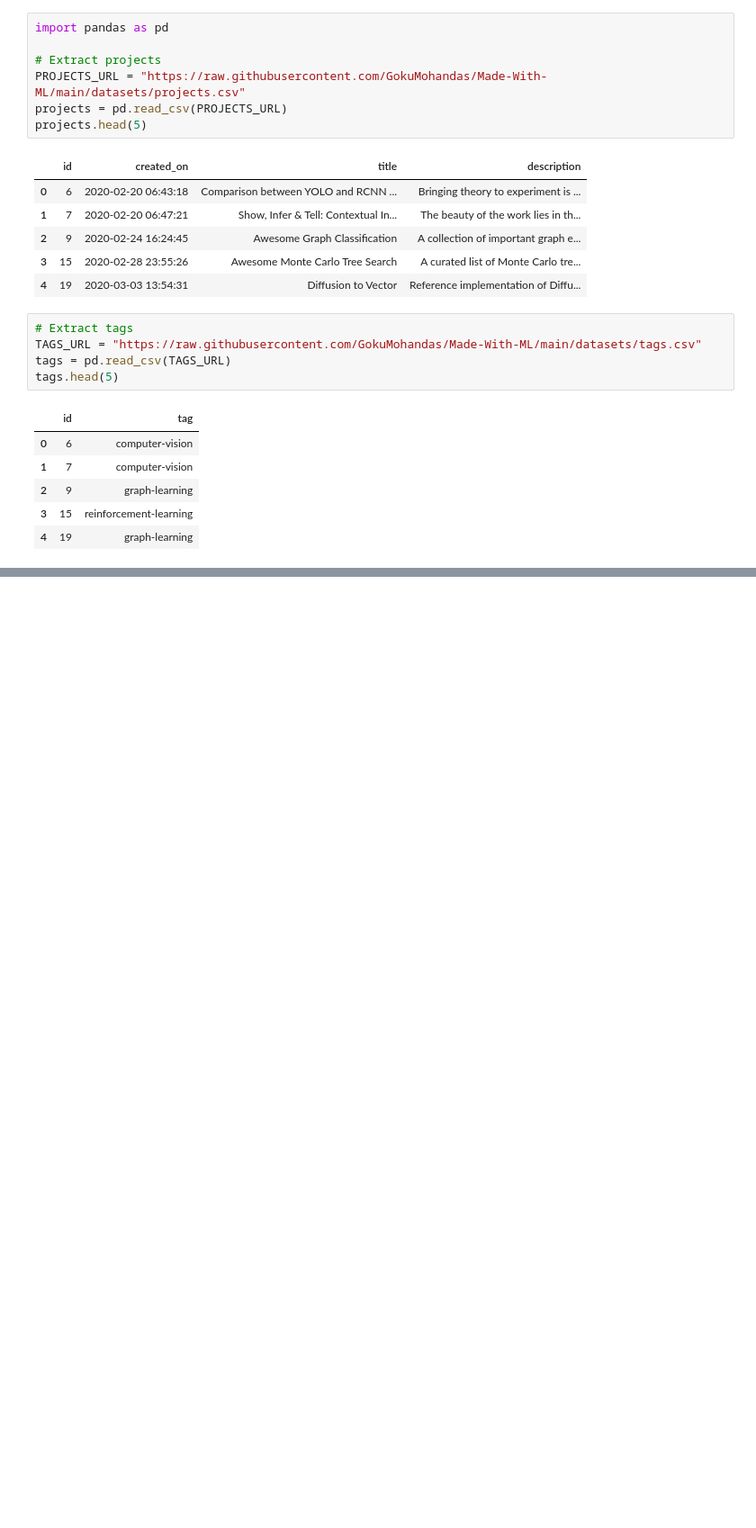
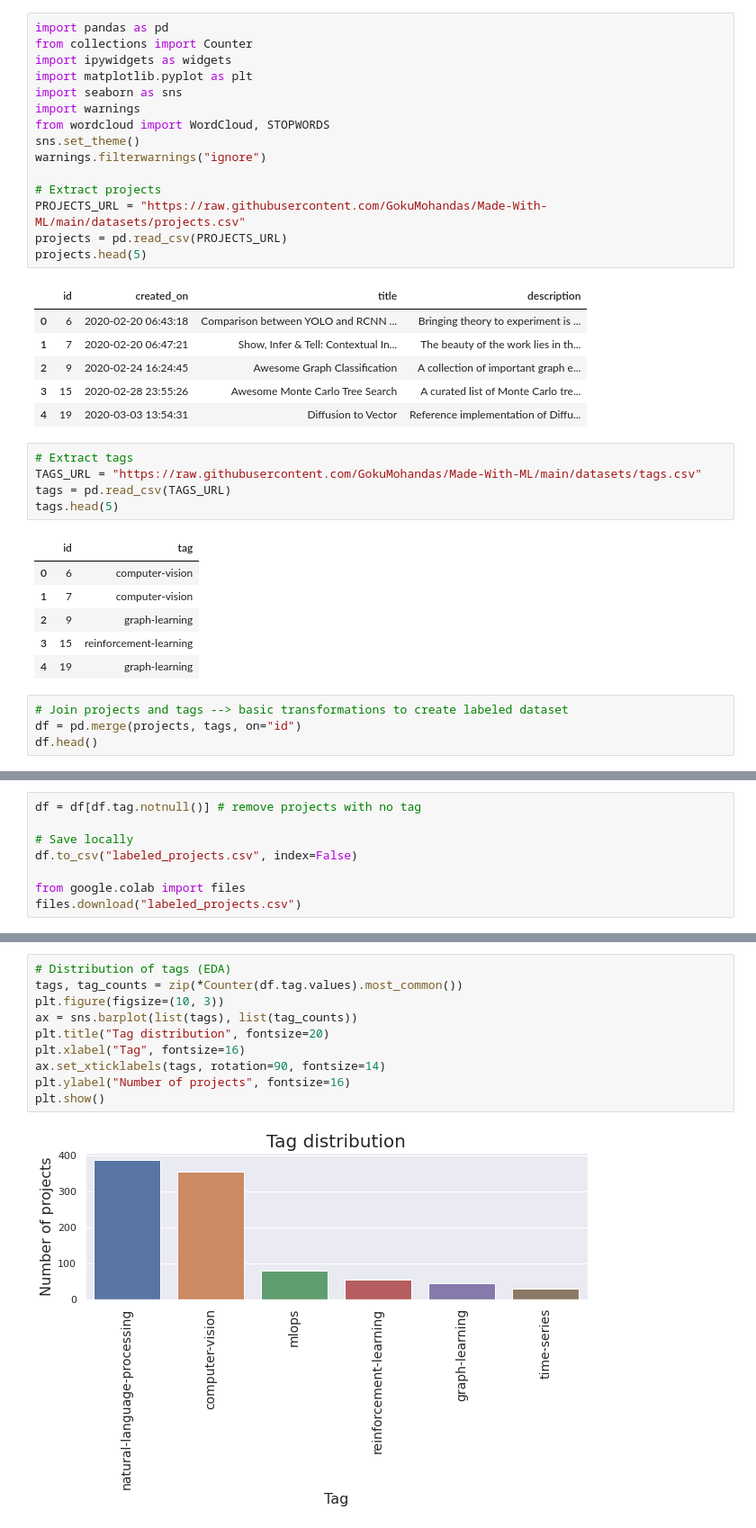
Before and after one commit to marp98/mlops-foundations, a Jupyter notebook: MLOps_Data.ipynb, the cells around one changed output, grey strips where cells are left out. Shown at 90% size. Saved outputs shown, nothing was run; the diff lists cells and outputs as text; blank space fills up the shorter version.

```diff
--- a/MLOps_Data.ipynb
+++ b/MLOps_Data.ipynb
@@ -2,6 +2,14 @@
 <a href="https://colab.research.google.com/github/marp98/mlops-foundations/blob/main/MLOps_Data.ipynb" target="_parent"><img src="https://colab.research.google.com/assets/colab-badge.svg" alt="Open In Colab"/></a>
 # %%
 import pandas as pd
+from collections import Counter
+import ipywidgets as widgets
+import matplotlib.pyplot as plt
+import seaborn as sns
+import warnings
+from wordcloud import WordCloud, STOPWORDS
+sns.set_theme()
+warnings.filterwarnings("ignore")
 
 # Extract projects
 PROJECTS_URL = "https://raw.githubusercontent.com/GokuMohandas/Made-With-ML/main/datasets/projects.csv"
@@ -26,3 +34,7 @@ tags.head(5)
 | 2 | 9 | graph-learning |
 | 3 | 15 | reinforcement-learning |
 | 4 | 19 | graph-learning |
+# %%
+# Join projects and tags --> basic transformations to create labeled dataset
+df = pd.merge(projects, tags, on="id")
+df.head()
@@ -28,0 +48,8 @@ tags.head(5)
+# %%
+df = df[df.tag.notnull()] # remove projects with no tag
+
+# Save locally
+df.to_csv("labeled_projects.csv", index=False)
+
+from google.colab import files
+files.download("labeled_projects.csv")
@@ -28,0 +59,12 @@ tags.head(5)
+# %%
+# Distribution of tags (EDA)
+tags, tag_counts = zip(*Counter(df.tag.values).most_common())
+plt.figure(figsize=(10, 3))
+ax = sns.barplot(list(tags), list(tag_counts))
+plt.title("Tag distribution", fontsize=20)
+plt.xlabel("Tag", fontsize=16)
+ax.set_xticklabels(tags, rotation=90, fontsize=14)
+plt.ylabel("Number of projects", fontsize=16)
+plt.show()
+# %% [output]
+[figure, added]
```
Also changed, not shown: parts of 64 cells of this notebook.
